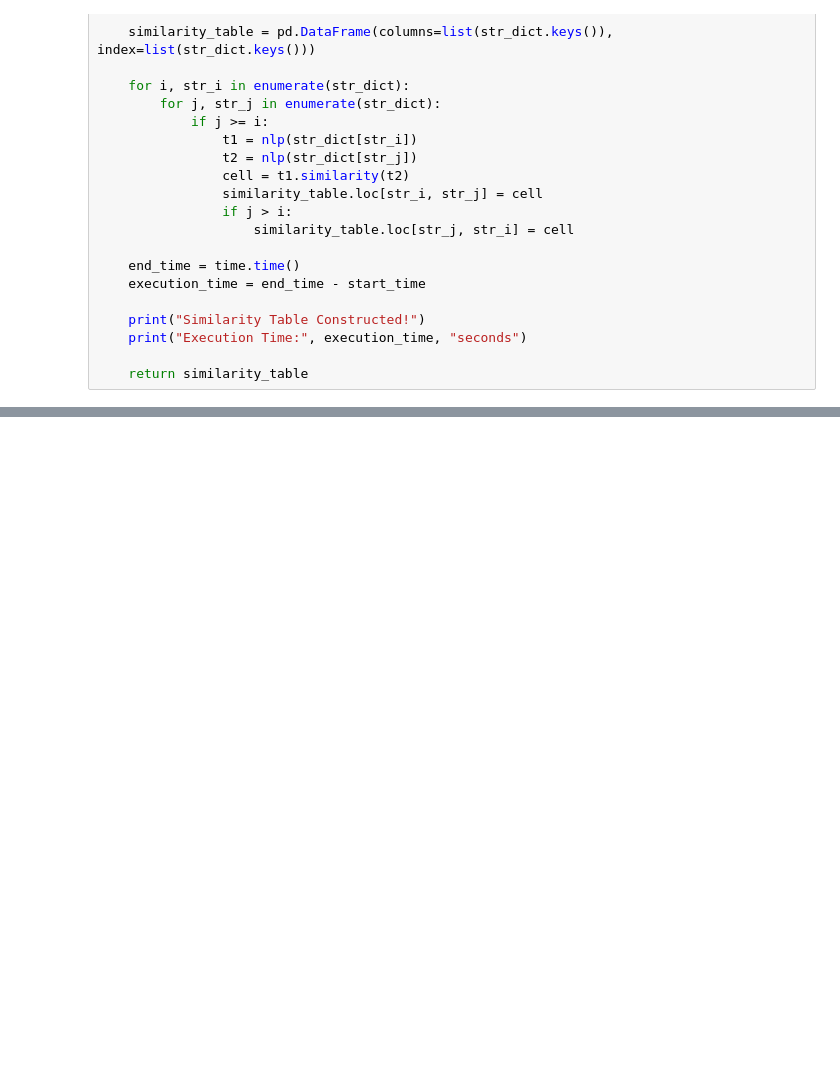
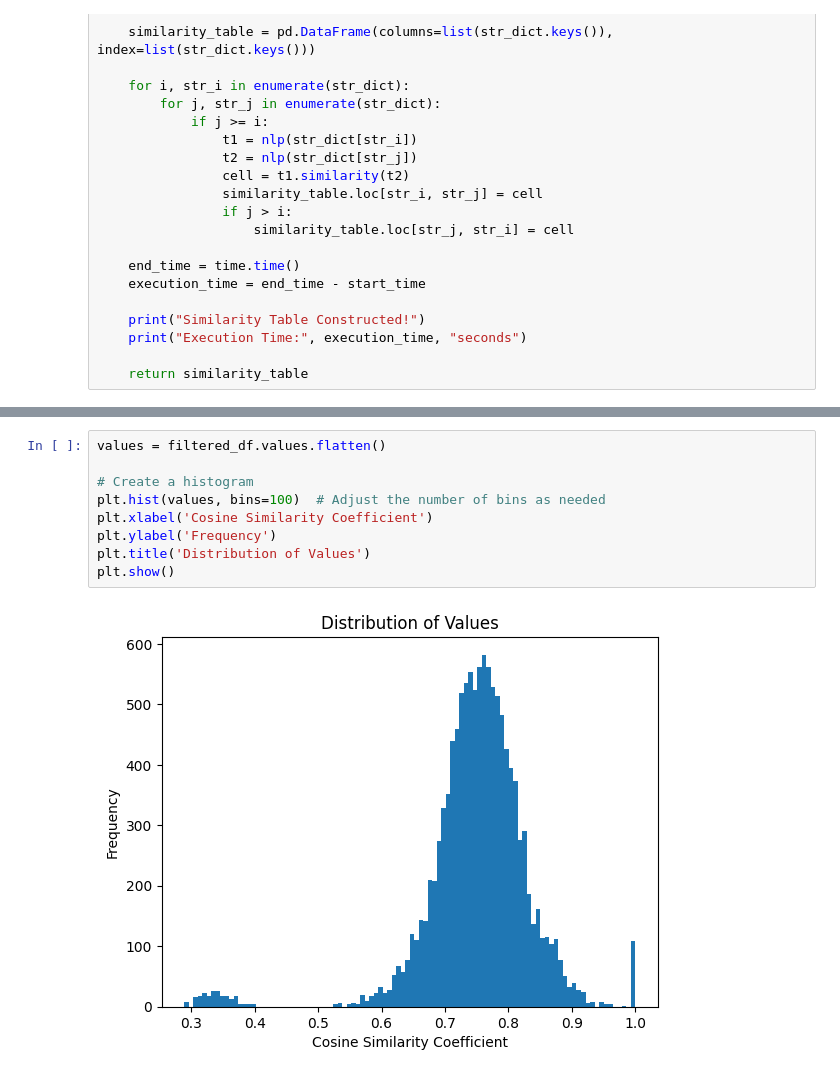
Before and after one commit to mastervel/BLP-Demand-Estimation-Prescription-Drugs, a Jupyter notebook: Text Analysis.ipynb, the cells around one changed output, grey strips where cells are left out. Drawn from its saved outputs; the diff is of its cells as text; blank space fills up the shorter version.

```diff
--- a/Text Analysis.ipynb
+++ b/Text Analysis.ipynb
@@ -394,0 +810,11 @@ KeyboardInterrupt:
+# %%
+values = filtered_df.values.flatten()
+
+# Create a histogram
+plt.hist(values, bins=100)  # Adjust the number of bins as needed
+plt.xlabel('Cosine Similarity Coefficient')
+plt.ylabel('Frequency')
+plt.title('Distribution of Values')
+plt.show()
+# %% [output]
+[figure, added]
```
Also changed, not shown: parts of 67 cells of this notebook.
